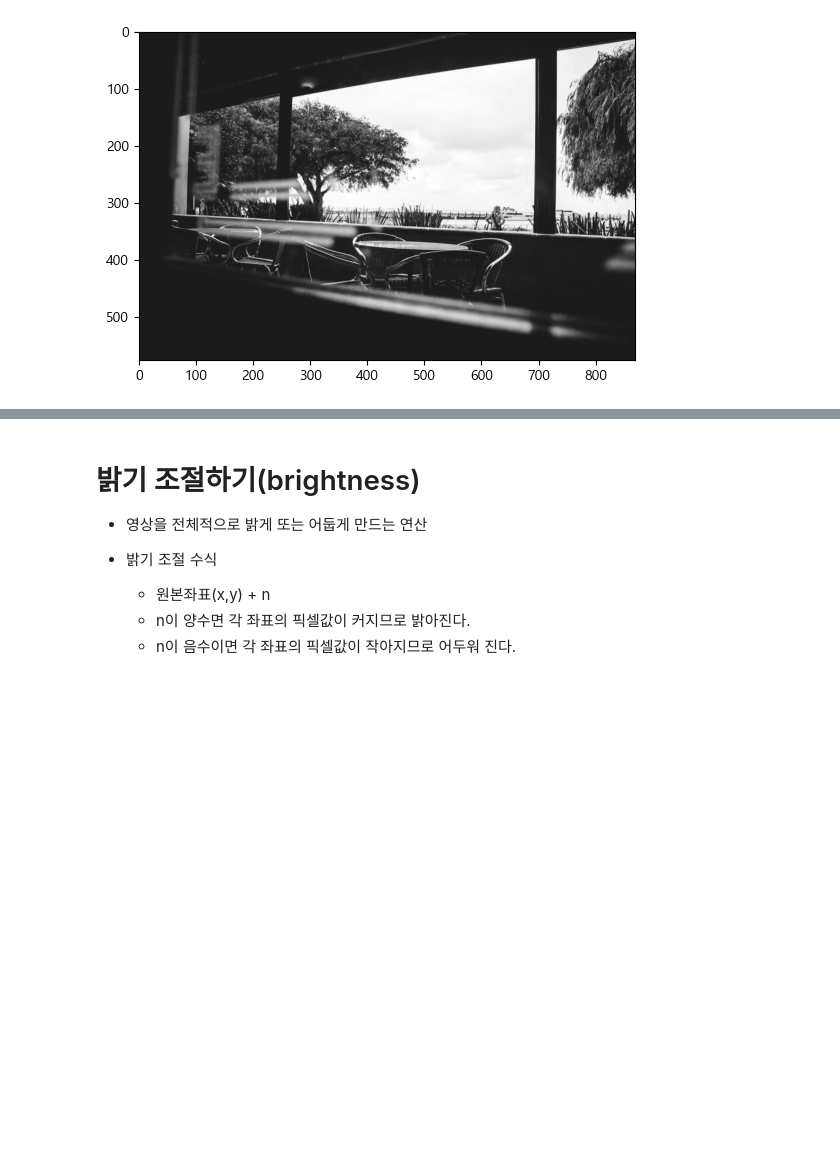
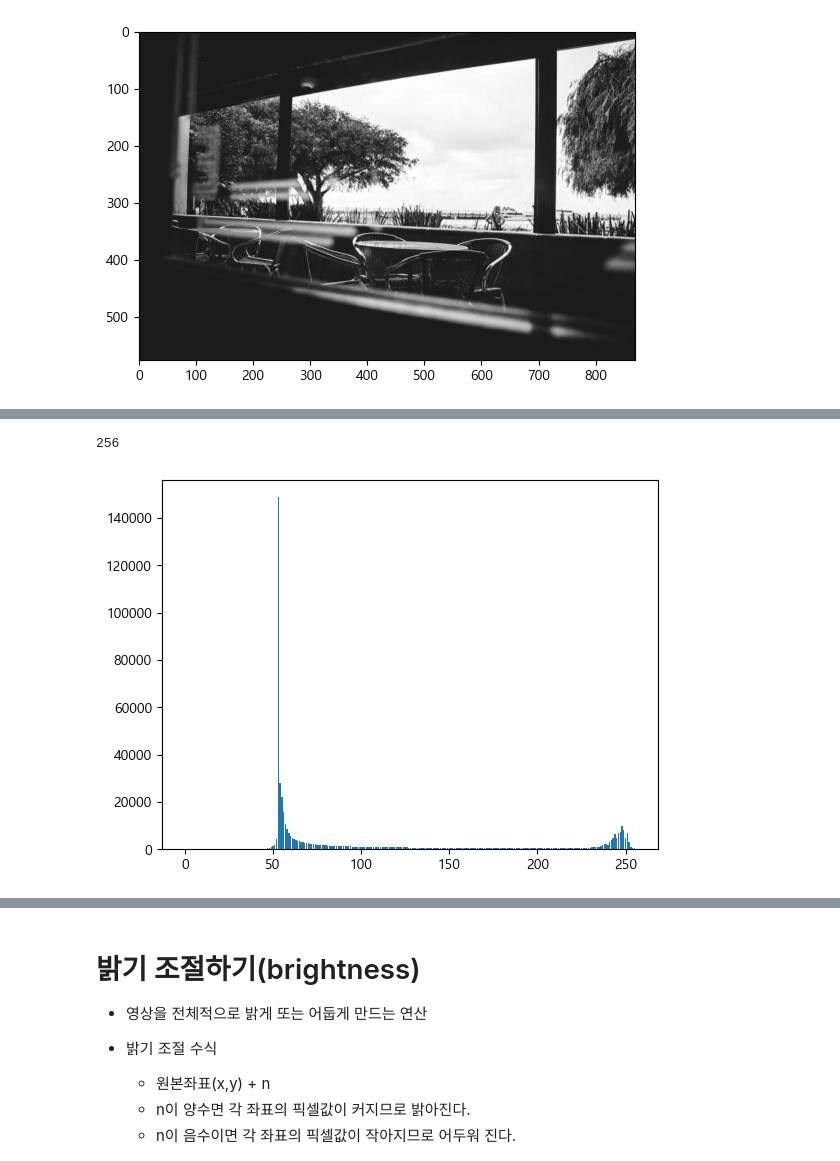
Before and after one commit to sysyuseok/machine_learning, a Jupyter notebook: 06_opencv/02_기본 영상 처리_.ipynb, the cells around one changed output, grey strips where cells are left out. Drawn from its saved outputs; the diff is of its cells as text; code cells hidden in the pictures; blank space fills up the shorter version.

```diff
--- a/06_opencv/02_기본 영상 처리_.ipynb
+++ b/06_opencv/02_기본 영상 처리_.ipynb
@@ -25,3 +27,10 @@ plt.imshow(img,cmap='gray')
 plt.show()
 # %% [output]
 [figure]
+# %%
+hist = cv2.calcHist([img], # historam 계산(그릴) 이미지
+                    [0],   # 채널
+                    None,  #mask # 일부분만 계산할 경우 지정.
+                    [256], # bins(계급수)
+                    [0, 256], # 개수를 셀 pixel값의 범위 0<= pixcel < 256
+                   )
@@ -27,0 +55,9 @@ plt.show()
+# %%
+hist.size
+# %% [output]
+256
+# %%
+plt.bar(range(hist.size), hist.flatten())
+plt.show()
+# %% [output]
+[figure, added]
```
Also changed, not shown: parts of 57 cells of this notebook, 7 other files.
